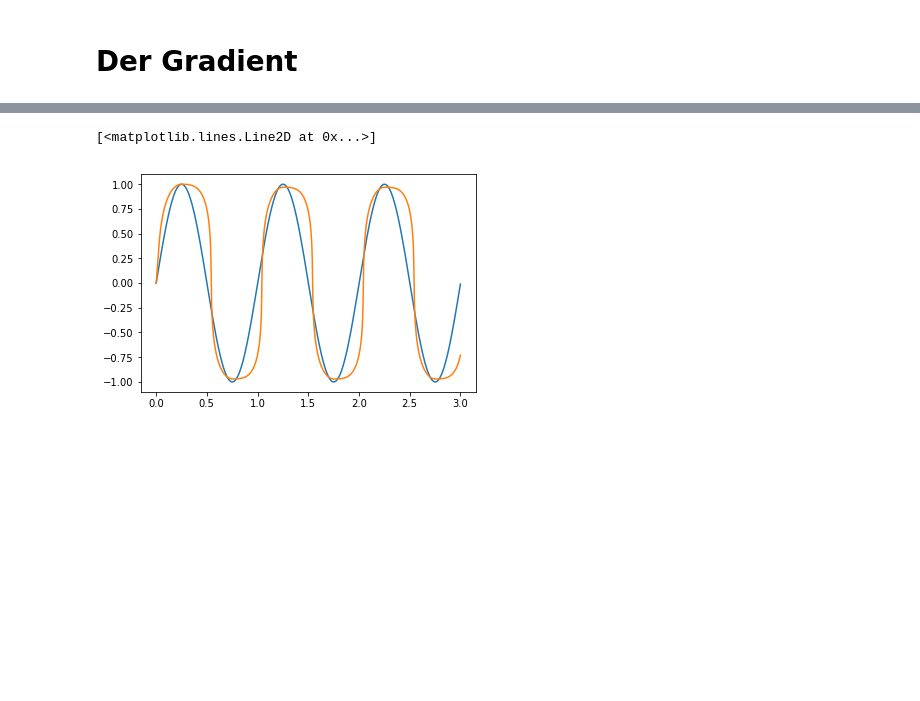
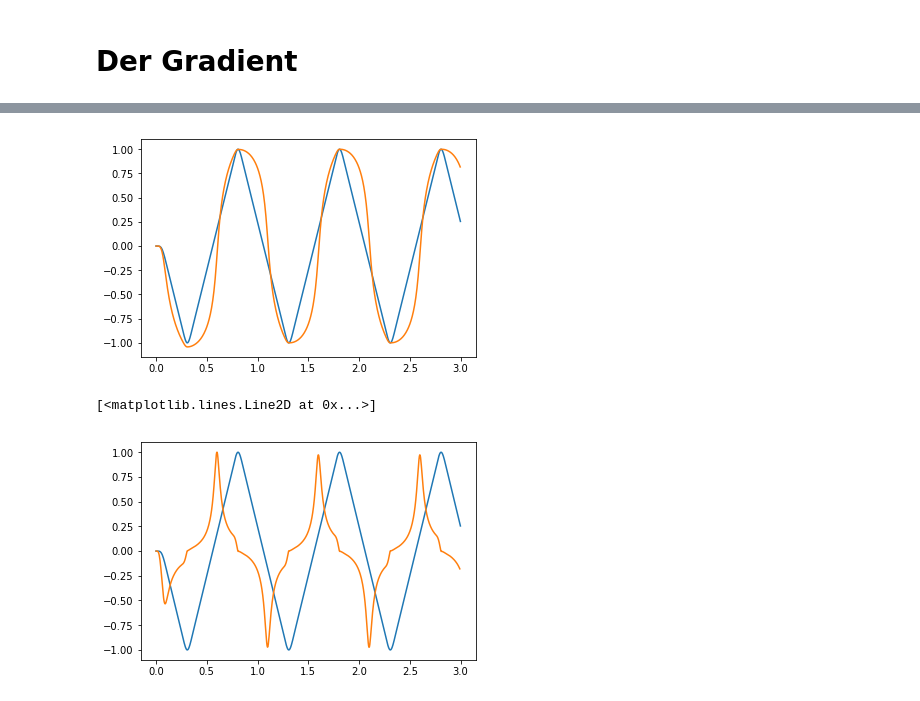
Before and after one commit to adrianschneider94/forschungspraktikum, a Jupyter notebook: demo/Untitled1.ipynb, the cells around one changed output, grey strips where cells are left out. Saved outputs shown, nothing was run; the diff lists cells and outputs as text; code cells hidden in the pictures; blank space fills up the shorter version.

```diff
--- a/demo/Untitled1.ipynb
+++ b/demo/Untitled1.ipynb
@@ -44,8 +45,20 @@ plt.show()
-# %%
-plt.plot(t, H/np.max(H))
-plt.plot(t[::2], B/np.max(B))
-# %% [output]
-[<matplotlib.lines.Line2D at 0x...>]
-[figure, removed]
+# %%
+u_ = np.diff(B)[::]
+x = u_*H[:-2:2]
+
+plt.plot(t, H/np.max(H))
+#np.savetxt("current_h.txt", np.array([t, H/np.max(H)]).T)
+plt.plot(t[::2], B/np.max(B))
+#np.savetxt("current_b.txt", np.array([t[::2], B/np.max(B)]).T)
+plt.show()
+
+plt.plot(t, H/np.max(H))
+#np.savetxt("current_p.txt", np.array([t[:-2:2], x/np.max(x)]).T)
+plt.plot(t[:-2:2], u_/np.max(u_))
+#np.savetxt("current_u.txt", np.array([t[:-2:2], u_/np.max(u_)]).T)
+# %% [output]
+[figure, added]
+[<matplotlib.lines.Line2D at 0x...>]
+[figure, added]
 # %%
 plt.show()
```
Also changed, not shown: parts of 3 cells of this notebook, 25 other files.
